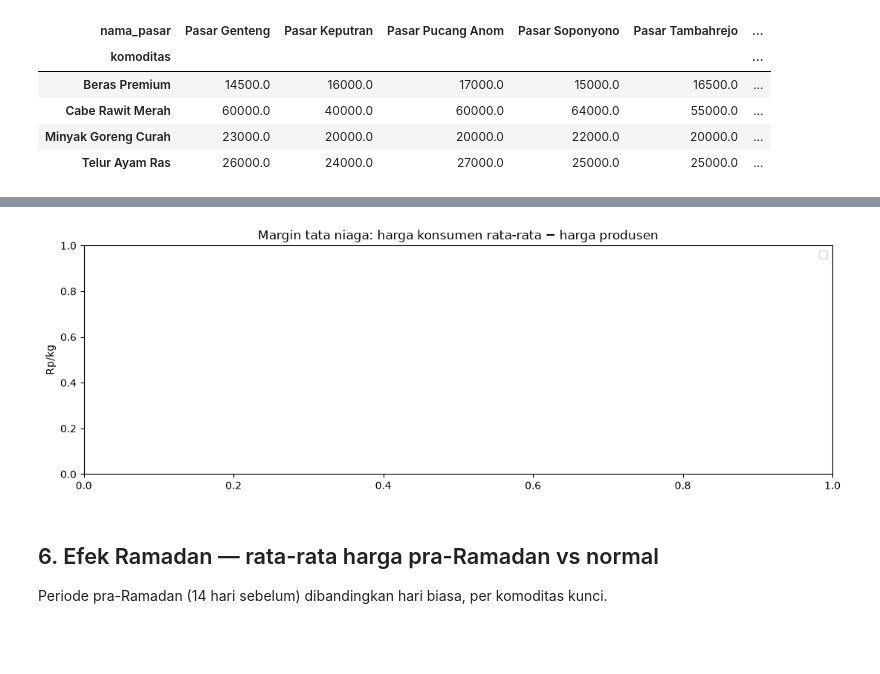
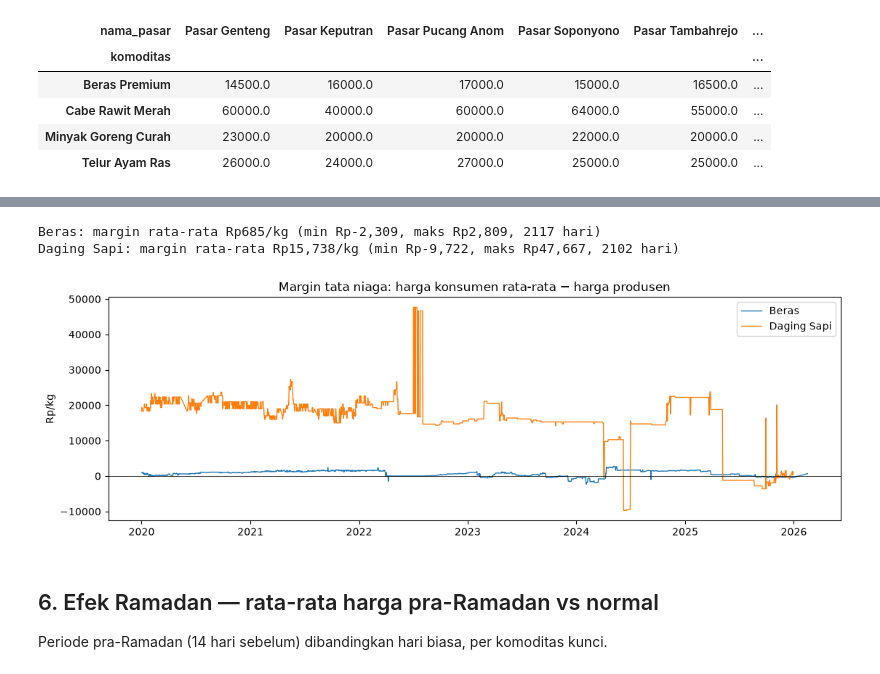
Before and after one commit to Arfiadi/hargawatch-surabaya, a Jupyter notebook: notebook/eda_silver.ipynb, the cells around one changed output, grey strips where cells are left out. Drawn from its saved outputs; the diff is of its cells as text; code cells hidden in the pictures; blank space fills up the shorter version.

```diff
--- a/notebook/eda_silver.ipynb
+++ b/notebook/eda_silver.ipynb
@@ -113,31 +123,39 @@ Harga konsumen rata-rata pasar dikurangi harga produsen titik pantau Surabaya.
 # %%
-pasangan = {"Beras": "PS Bendul Mrisi", "Daging Sapi": "RPH Pegirikan"}
+pasangan = {
+    "Beras": ["Beras Premium", "Beras Medium"],        # pasar: rata-rata kedua beras
+    "Daging Sapi": ["Daging Sapi Paha Belakang"],
+}
 
 hasil_margin = {}
-for kom, titik in pasangan.items():
-    konsumen = (fact[(fact["komoditas"] == kom) & ~fact["is_imputed"]]
+for kom_prod, kom_pasar_list in pasangan.items():
+    titik = "PS Bendul Mrisi" if kom_prod == "Beras" else "RPH Pegirikan"
+    konsumen = (fact[fact["komoditas"].isin(kom_pasar_list) & ~fact["is_imputed"]]
                 .groupby("tanggal")["harga_asli"].mean())
-    produsen = (prod[(prod["komoditas"] == kom) & (prod["titik_pantau"] == titik)
+    produsen = (prod[(prod["komoditas"] == kom_prod) & (prod["titik_pantau"] == titik)
                      & ~prod["is_imputed"]]
                 .groupby("tanggal")["harga_asli"].mean())
     margin = (konsumen - produsen).dropna()
-    hasil_margin[kom] = margin
+    hasil_margin[kom_prod] = margin
     if len(margin):
-        print(f"{kom}: margin rata-rata Rp{margin.mean():,.0f}/kg "
+        print(f"{kom_prod}: margin rata-rata Rp{margin.mean():,.0f}/kg "
               f"(min Rp{margin.min():,.0f}, maks Rp{margin.max():,.0f}, "
               f"{len(margin)} hari)")
+    else:
+        print(f"{kom_prod}: TIDAK ADA overlap tanggal konsumen x produsen")
 
 fig, ax = plt.subplots(figsize=(13, 4))
 for kom, margin in hasil_margin.items():
     if len(margin):
         ax.plot(margin.index, margin, lw=1, label=kom)
 ax.axhline(0, color="k", lw=0.5)
 ax.set_title("Margin tata niaga: harga konsumen rata-rata − harga produsen")
 ax.set_ylabel("Rp/kg")
 ax.legend()
 plt.show()
 # %% [output]
+Beras: margin rata-rata Rp685/kg (min Rp-2,309, maks Rp2,809, 2117 hari)
+Daging Sapi: margin rata-rata Rp15,738/kg (min Rp-9,722, maks Rp47,667, 2102 hari)
-[figure, old version]
+[figure, new version]
 # %% [markdown]
 ## 6. Efek Ramadan — rata-rata harga pra-Ramadan vs normal
 Periode pra-Ramadan (14 hari sebelum) dibandingkan hari biasa, per komoditas kunci.
```
Also changed, not shown: parts of 6 cells of this notebook, 10 other files.
